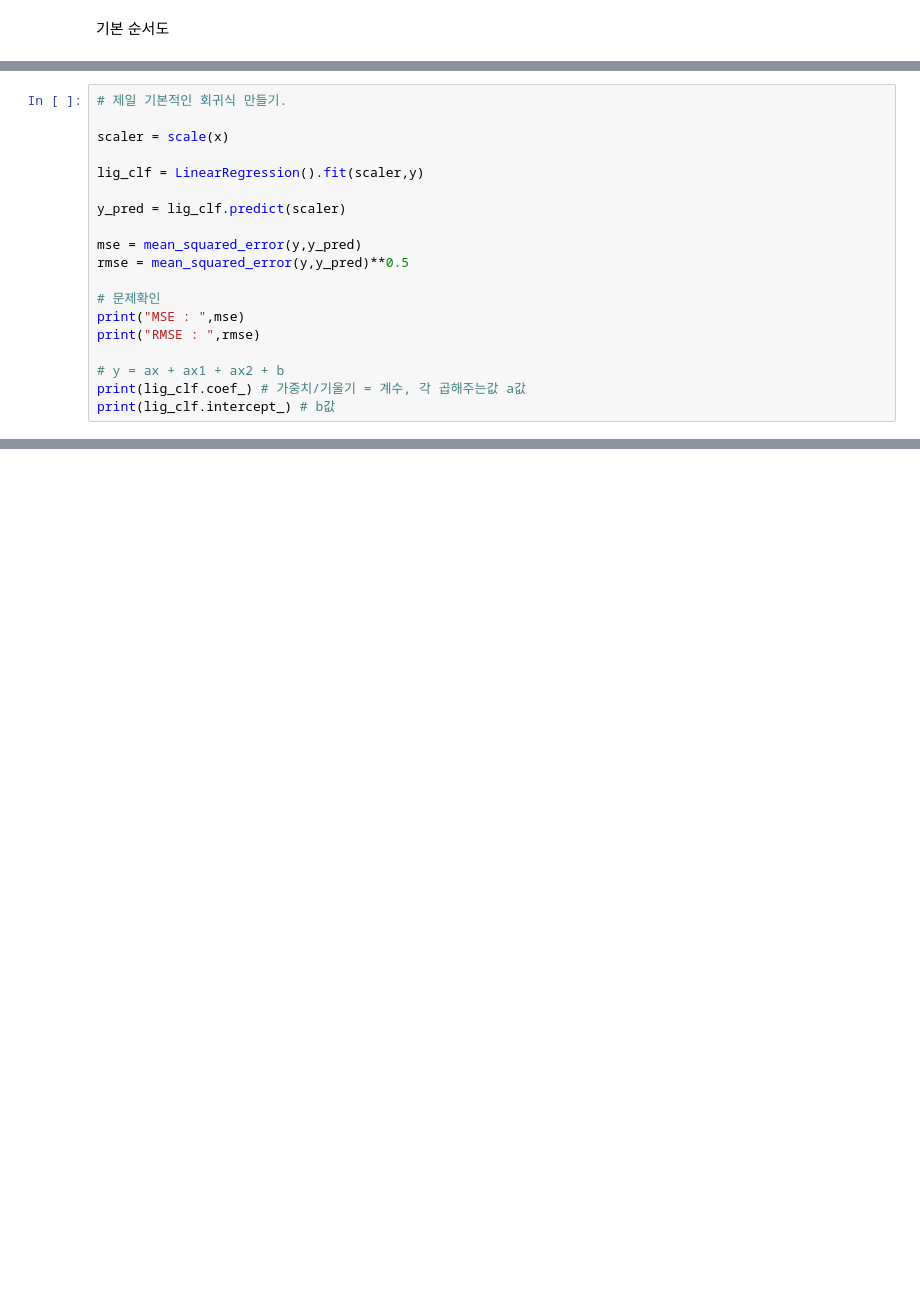
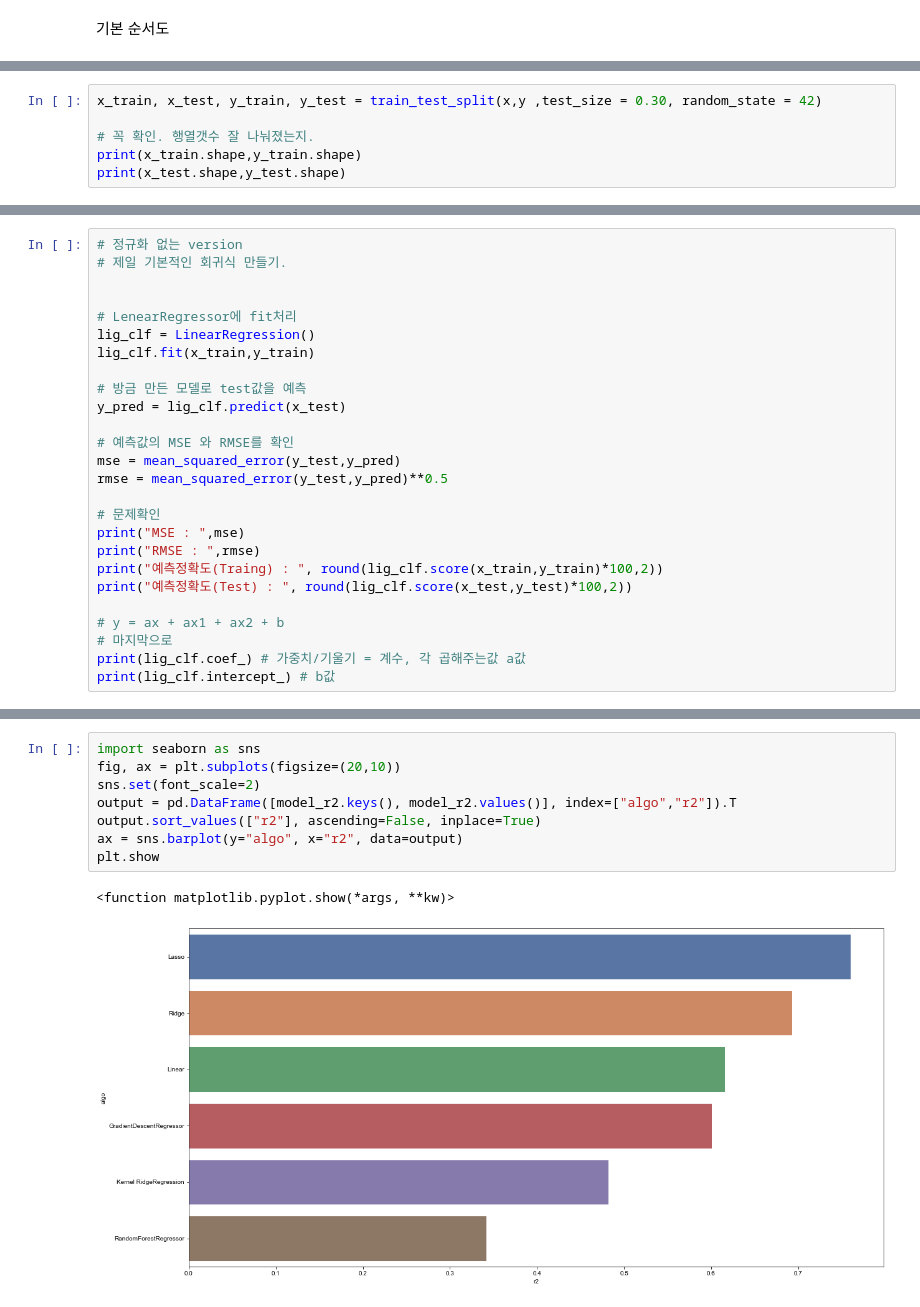
Before and after one commit to Joonyeong97/Python_study, a Jupyter notebook: Python/script/1_project/1차프로젝트 문제점.ipynb, the cells around one changed output, grey strips where cells are left out. Drawn from its saved outputs; the diff is of its cells as text; blank space fills up the shorter version.

```diff
--- a/Python/script/1_project/1차프로젝트 문제점.ipynb
+++ b/Python/script/1_project/1차프로젝트 문제점.ipynb
@@ -63,0 +247,6 @@ from sklearn.model_selection import GridSearchCV
+# %%
+x_train, x_test, y_train, y_test = train_test_split(x,y ,test_size = 0.30, random_state = 42)
+
+# 꼭 확인. 행열갯수 잘 나눠졌는지.
+print(x_train.shape,y_train.shape)
+print(x_test.shape,y_test.shape)
@@ -64,19 +295,26 @@ from sklearn.model_selection import GridSearchCV
 # %%
+# 정규화 없는 version
 # 제일 기본적인 회귀식 만들기.
 
-scaler = scale(x)
 
-lig_clf = LinearRegression().fit(scaler,y)
+# LenearRegressor에 fit처리
+lig_clf = LinearRegression()
+lig_clf.fit(x_train,y_train)
 
-y_pred = lig_clf.predict(scaler)
+# 방금 만든 모델로 test값을 예측
+y_pred = lig_clf.predict(x_test)
 
-mse = mean_squared_error(y,y_pred)
-rmse = mean_squared_error(y,y_pred)**0.5
+# 예측값의 MSE 와 RMSE를 확인
+mse = mean_squared_error(y_test,y_pred)
+rmse = mean_squared_error(y_test,y_pred)**0.5
 
 # 문제확인
 print("MSE : ",mse)
 print("RMSE : ",rmse)
+print("예측정확도(Traing) : ", round(lig_clf.score(x_train,y_train)*100,2))
+print("예측정확도(Test) : ", round(lig_clf.score(x_test,y_test)*100,2))
 
 # y = ax + ax1 + ax2 + b
+# 마지막으로
 print(lig_clf.coef_) # 가중치/기울기 = 계수, 각 곱해주는값 a값
 print(lig_clf.intercept_) # b값
@@ -96,0 +575,11 @@ plt.show()
+# %%
+import seaborn as sns
+fig, ax = plt.subplots(figsize=(20,10))
+sns.set(font_scale=2)
+output = pd.DataFrame([model_r2.keys(), model_r2.values()], index=["algo","r2"]).T
+output.sort_values(["r2"], ascending=False, inplace=True)
+ax = sns.barplot(y="algo", x="r2", data=output)
+plt.show
+# %% [output]
+<function matplotlib.pyplot.show(*args, **kw)>
+[figure, added]
```
Also changed, not shown: parts of 39 cells of this notebook, 11 other files.
